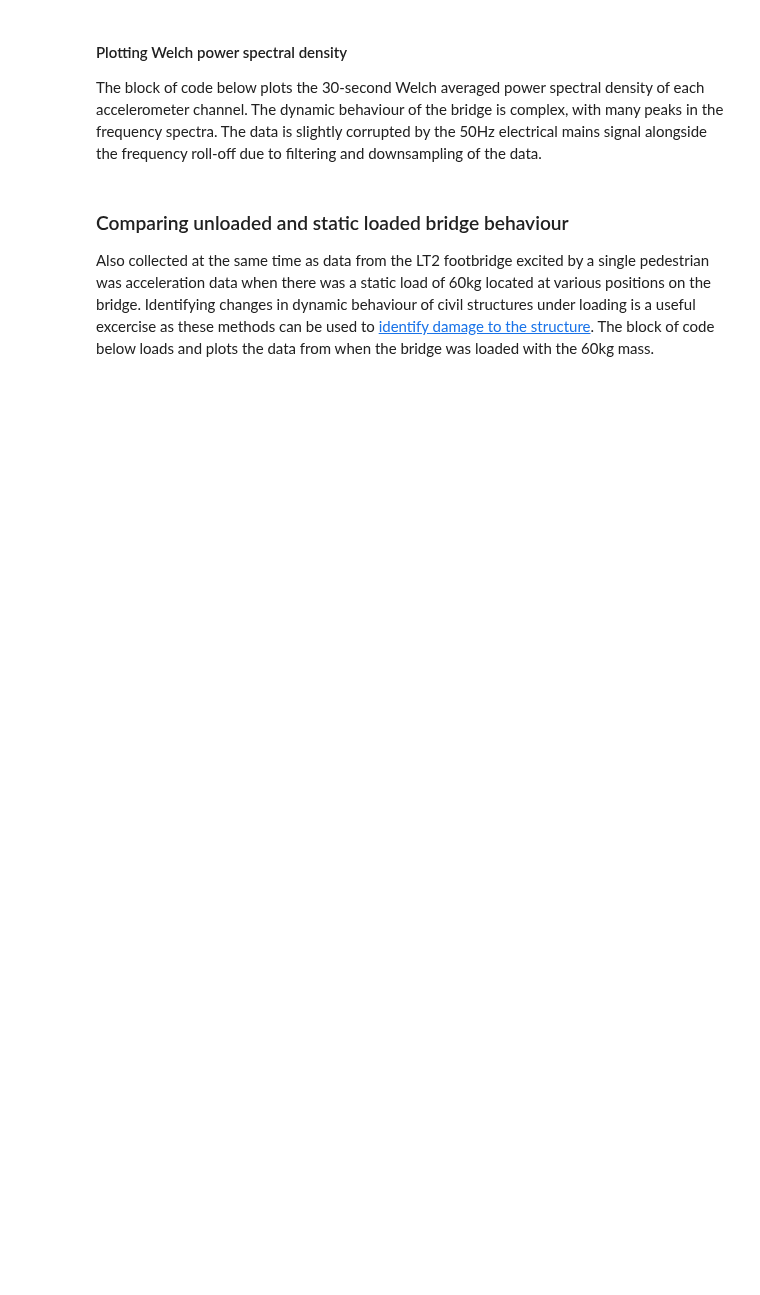
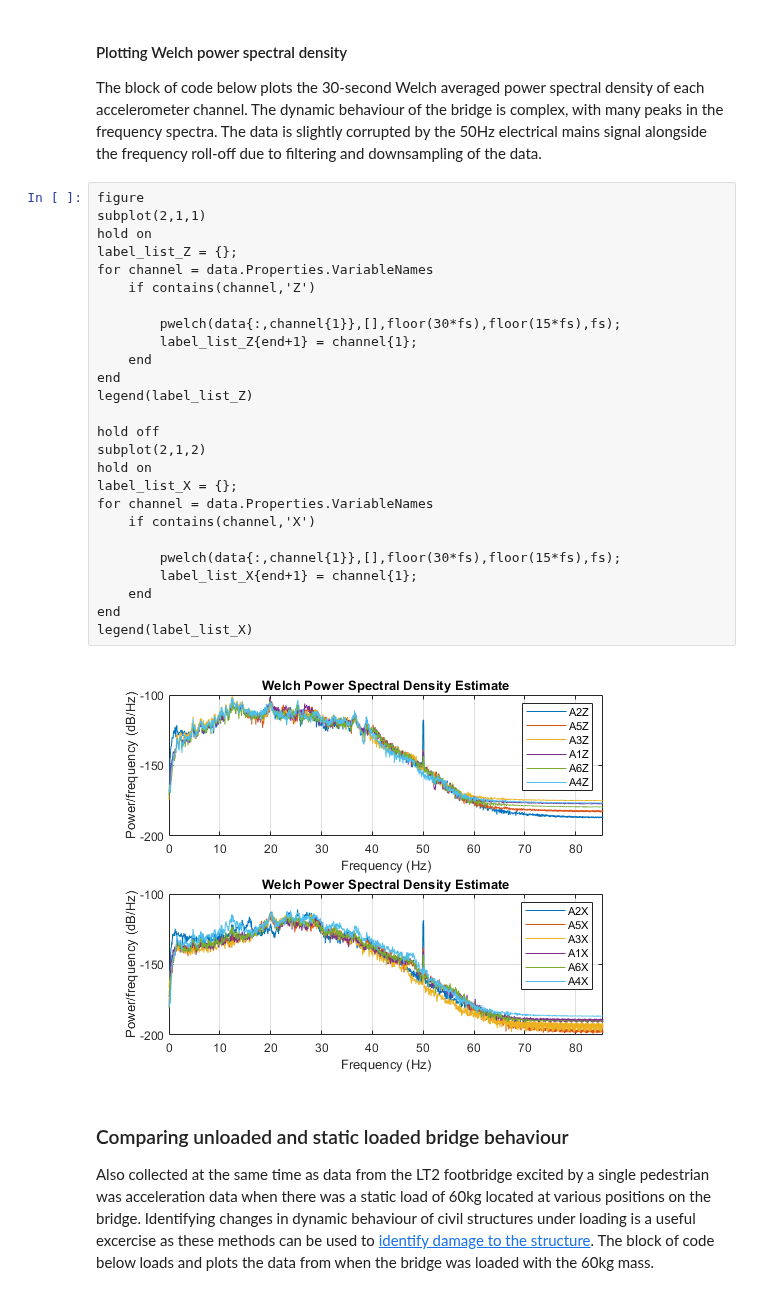
Before and after one commit to zwynne/EDACAB, a Jupyter notebook: DeepNote_MATLAB_templates/EDACAB_MATLAB_LT2_static_notebook_template.ipynb, the cells around one changed output. Cells and saved outputs as stored; diff of their text form; blank space fills up the shorter version.

```diff
--- a/DeepNote_MATLAB_templates/EDACAB_MATLAB_LT2_static_notebook_template.ipynb
+++ b/DeepNote_MATLAB_templates/EDACAB_MATLAB_LT2_static_notebook_template.ipynb
@@ -111,6 +130,34 @@ The block of code below plots the raw acceleration output for accelerometer chan
 # %% [markdown]
 #### Plotting Welch power spectral density
 The block of code below plots the 30-second Welch averaged power spectral density of each accelerometer channel. The dynamic behaviour of the bridge is complex, with many peaks in the frequency spectra. The data is slightly corrupted by the 50Hz electrical mains signal alongside the frequency roll-off due to filtering and downsampling of the data.
+# %%
+figure
+subplot(2,1,1)
+hold on
+label_list_Z = {};
+for channel = data.Properties.VariableNames
+    if contains(channel,'Z')
+
+        pwelch(data{:,channel{1}},[],floor(30*fs),floor(15*fs),fs);
+        label_list_Z{end+1} = channel{1};
+    end
+end
+legend(label_list_Z)
+
+hold off
+subplot(2,1,2)
+hold on
+label_list_X = {};
+for channel = data.Properties.VariableNames
+    if contains(channel,'X')
+
+        pwelch(data{:,channel{1}},[],floor(30*fs),floor(15*fs),fs);
+        label_list_X{end+1} = channel{1};
+    end
+end
+legend(label_list_X)
+# %% [output]
+[figure, added]
 # %% [markdown]
 ### Comparing unloaded and static loaded bridge behaviour
 Also collected at the same time as data from the LT2 footbridge excited by a single pedestrian was acceleration data when there was a static load of 60kg located at various positions on the bridge. Identifying changes in dynamic behaviour of civil structures under loading is a useful excercise as these methods can be used to [identify damage to the structure](https://doi.org/10.1016/j.engstruct.2021.113745). The block of code below loads and plots the data from when the bridge was loaded with the 60kg mass.
```
Also changed, not shown: parts of 5 cells of this notebook.
